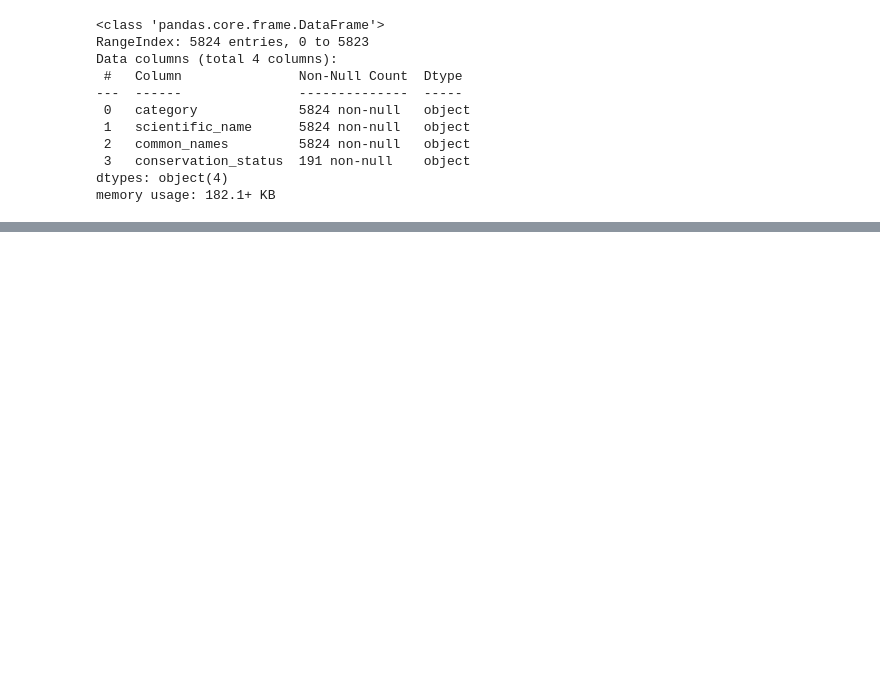
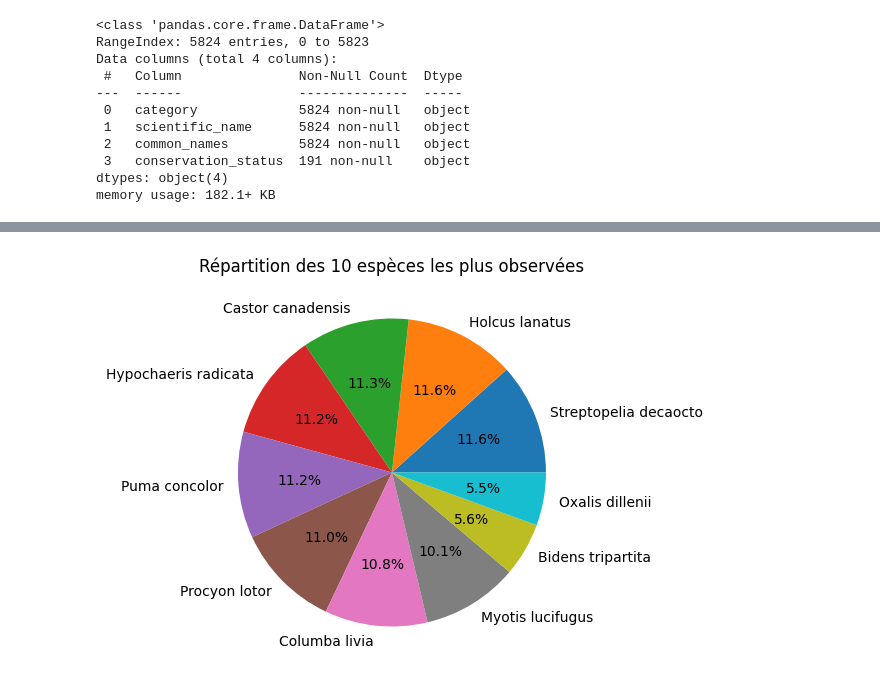
Before and after one commit to mamadou288/biodeversity_analysis, a Jupyter notebook: biodiversity.ipynb, the cells around one changed output, grey strips where cells are left out. Saved outputs shown, nothing was run; the diff lists cells and outputs as text; code cells hidden in the pictures; blank space fills up the shorter version.

```diff
--- a/biodiversity.ipynb
+++ b/biodiversity.ipynb
@@ -58,0 +78,3 @@ species.category.nunique()
+# %%
+biodiversity = observations.merge(species, on="scientific_name", how="left")
+biodiversity.head()
@@ -58,0 +88,11 @@ species.category.nunique()
+# %%
+# Top 10 des espèces les plus observées
+top_species = biodiversity.groupby('scientific_name')['observations'].sum().nlargest(10)
+
+# Affichage du graphique en camembert
+plt.figure(figsize=(5, 5))
+plt.pie(top_species, labels=top_species.index, autopct='%1.1f%%')
+plt.title('Répartition des 10 espèces les plus observées')
+plt.show()
+# %% [output]
+[figure, added]
```
Also changed, not shown: parts of 8 cells of this notebook.
